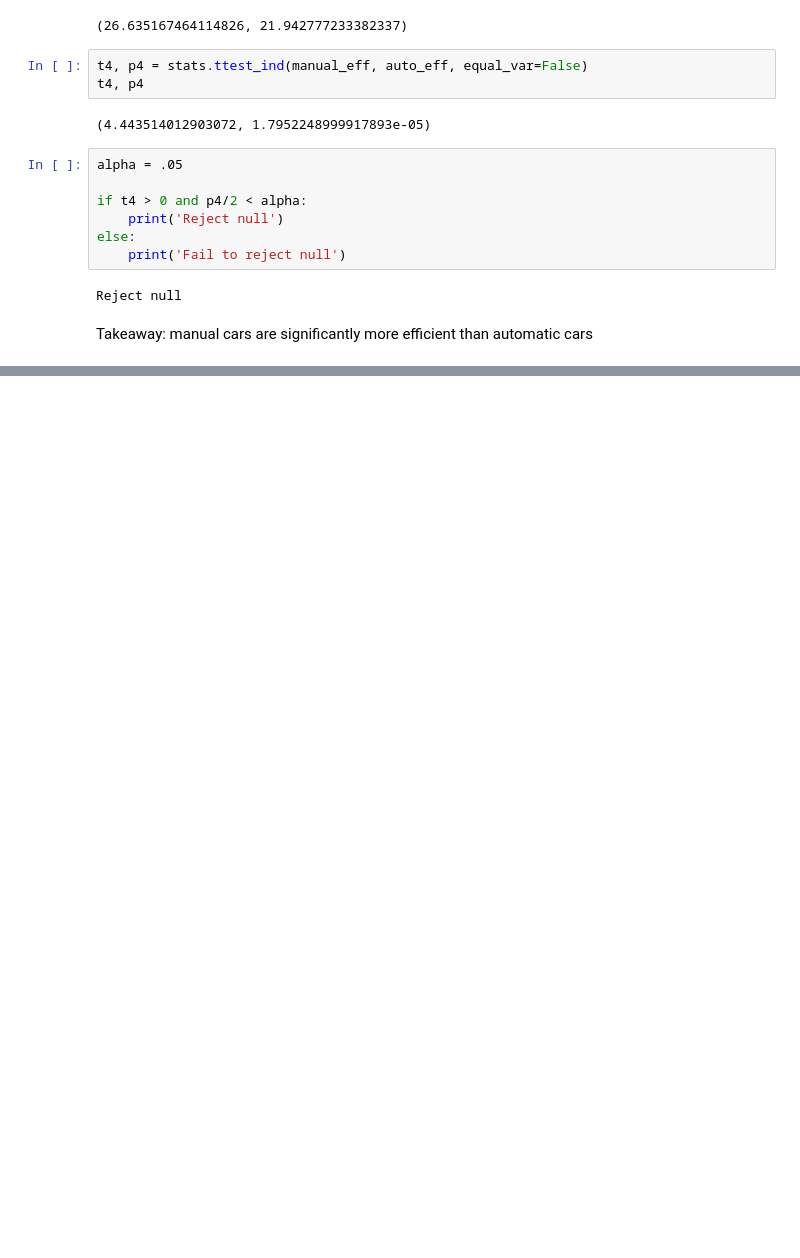
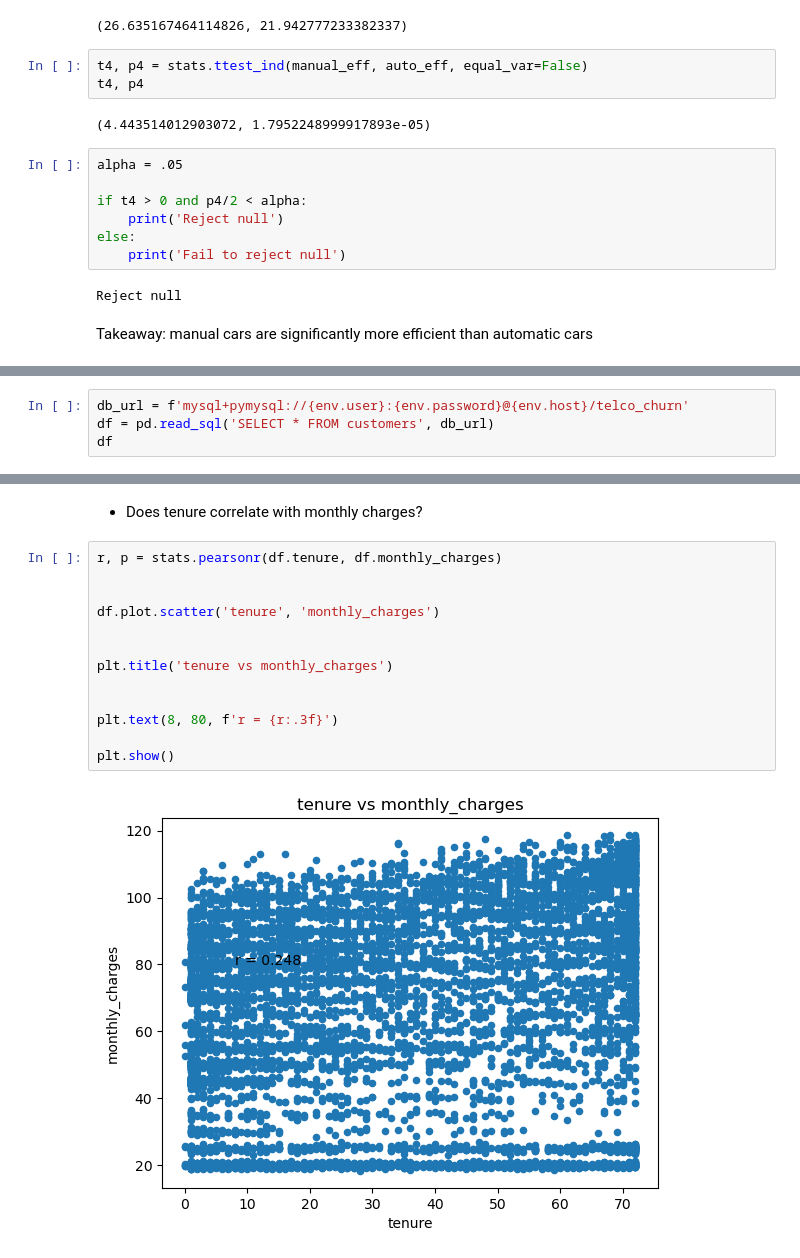
Before and after one commit to heywood95/statistics-exercises, a Jupyter notebook: hypothesis_testing.ipynb, the cells around one changed output, grey strips where cells are left out. Saved outputs shown, nothing was run; the diff lists cells and outputs as text; blank space fills up the shorter version.

```diff
--- a/hypothesis_testing.ipynb
+++ b/hypothesis_testing.ipynb
@@ -389,0 +427,4 @@ Takeaway: manual cars are significantly more efficient than automatic cars
+# %%
+db_url = f'mysql+pymysql://{env.user}:{env.password}@{env.host}/telco_churn'
+df = pd.read_sql('SELECT * FROM customers', db_url)
+df
@@ -389,0 +445,17 @@ Takeaway: manual cars are significantly more efficient than automatic cars
+# %% [markdown]
+- Does tenure correlate with monthly charges?
+# %%
+r, p = stats.pearsonr(df.tenure, df.monthly_charges)
+
+
+df.plot.scatter('tenure', 'monthly_charges')
+
+
+plt.title('tenure vs monthly_charges')
+
+
+plt.text(8, 80, f'r = {r:.3f}')
+
+plt.show()
+# %% [output]
+[figure, added]
```
Also changed, not shown: parts of 88 cells of this notebook.
